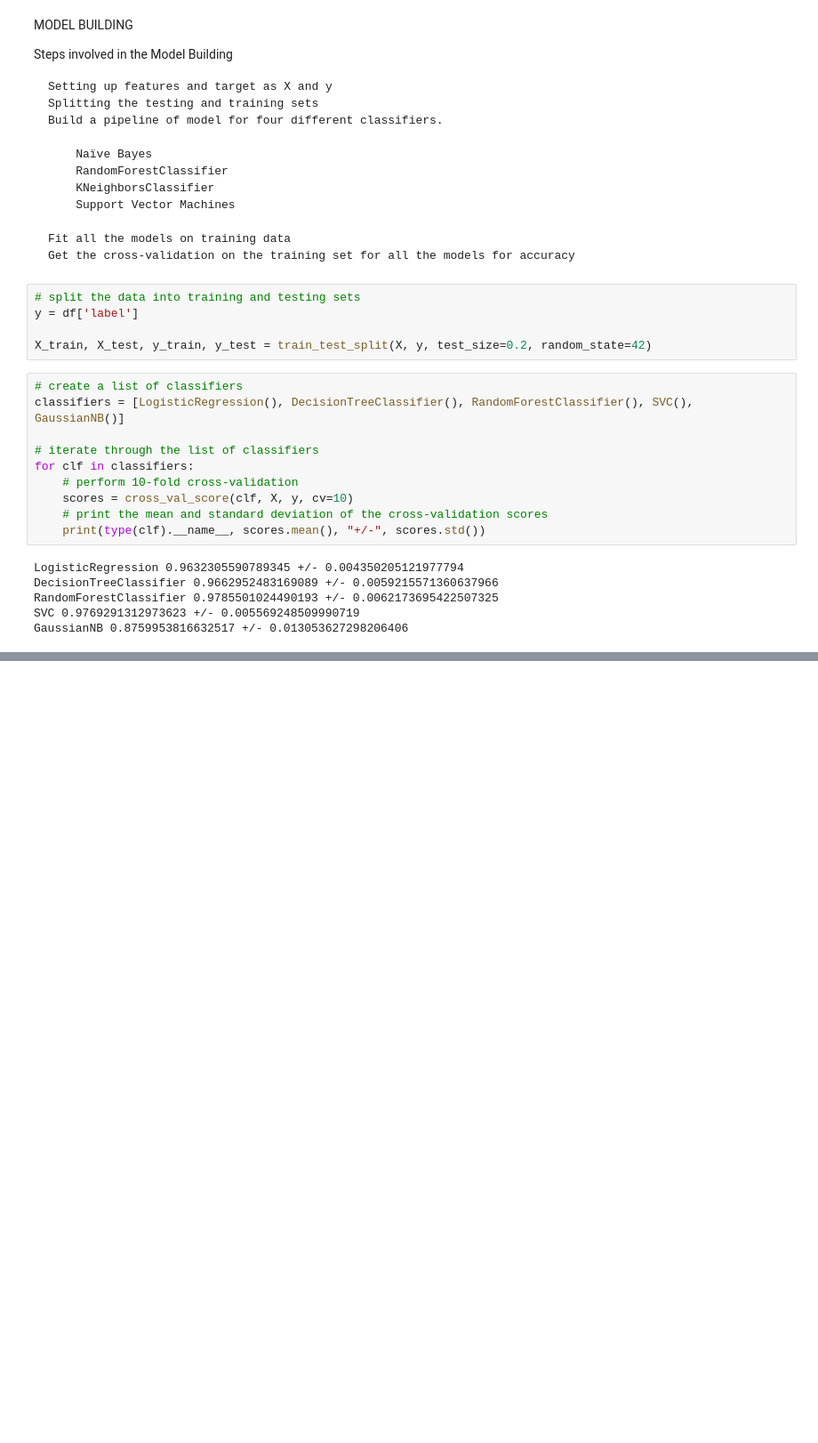
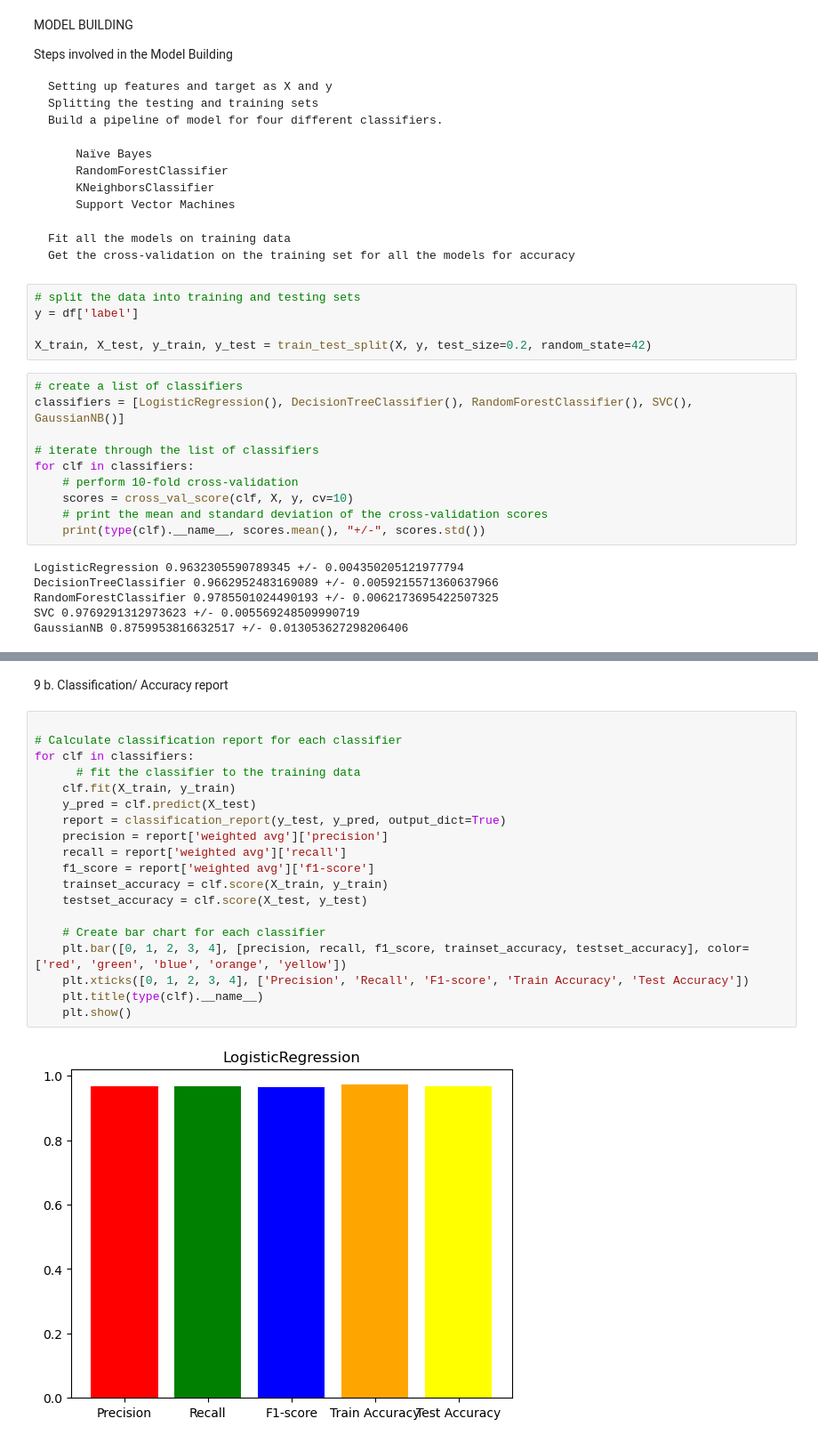
Before and after one commit to rajinipreethajohn/SPAM_classifier, a Jupyter notebook: SpamClassifier.ipynb, the cells around one changed output, grey strips where cells are left out. Shown: that part at 89% size. Saved outputs shown, nothing was run; the diff lists cells and outputs as text; blank space fills up the shorter version.

```diff
--- a/SpamClassifier.ipynb
+++ b/SpamClassifier.ipynb
@@ -336,0 +369,23 @@ GaussianNB 0.8759953816632517 +/- 0.013053627298206406
+# %% [markdown]
+9 b. Classification/ Accuracy report
+# %%
+
+# Calculate classification report for each classifier
+for clf in classifiers:
+      # fit the classifier to the training data
+    clf.fit(X_train, y_train)
+    y_pred = clf.predict(X_test)
+    report = classification_report(y_test, y_pred, output_dict=True)
+    precision = report['weighted avg']['precision']
+    recall = report['weighted avg']['recall']
+    f1_score = report['weighted avg']['f1-score']
+    trainset_accuracy = clf.score(X_train, y_train)
+    testset_accuracy = clf.score(X_test, y_test)
+
+    # Create bar chart for each classifier
+    plt.bar([0, 1, 2, 3, 4], [precision, recall, f1_score, trainset_accuracy, testset_accuracy], color=['red', 'green', 'blue', 'orange', 'yellow'])
+    plt.xticks([0, 1, 2, 3, 4], ['Precision', 'Recall', 'F1-score', 'Train Accuracy', 'Test Accuracy'])
+    plt.title(type(clf).__name__)
+    plt.show()
+# %% [output]
+[figure, added]
```
Also changed, not shown: parts of 4 cells of this notebook.
